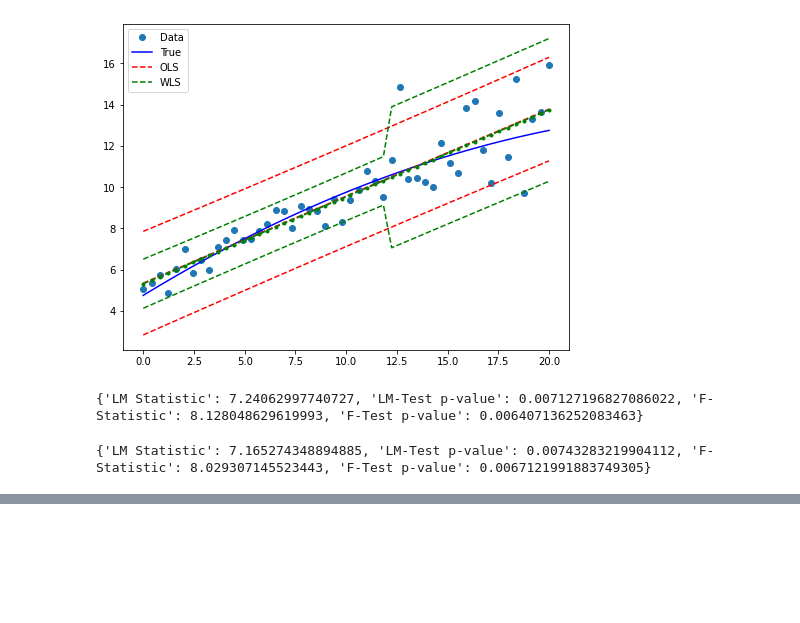
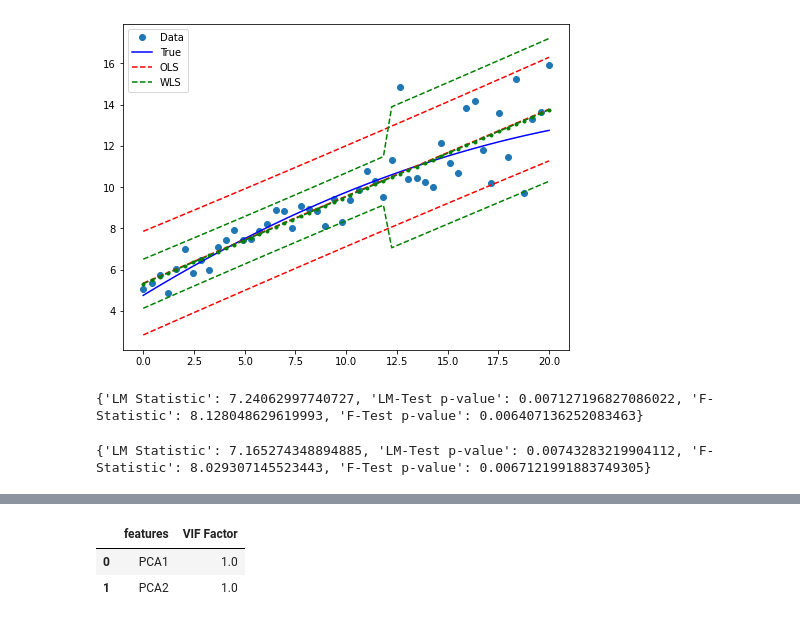
Before and after one commit to albergar2/data_science_material, a Jupyter notebook: ML/supervised/01-linear_regression.ipynb, the cells around one changed output, grey strips where cells are left out. Cells and saved outputs as stored; diff of their text form; code cells hidden in the pictures; blank space fills up the shorter version.

```diff
--- a/ML/supervised/01-linear_regression.ipynb
+++ b/ML/supervised/01-linear_regression.ipynb
@@ -305,0 +357,9 @@ print(dict(zip(labels, bp_test_wls)))
+# %%
+vif = pd.DataFrame()
+vif["features"] = ['PCA1', 'PCA2']
+vif["VIF Factor"] = [variance_inflation_factor(X_train_like_z, i) for i in range(X_train_like_z.shape[1])]
+vif
+# %% [output]
+|  | features | VIF Factor |
+| 0 | PCA1 | 1.0 |
+| 1 | PCA2 | 1.0 |
```
Also changed, not shown: parts of 21 cells of this notebook, 1 other file.
